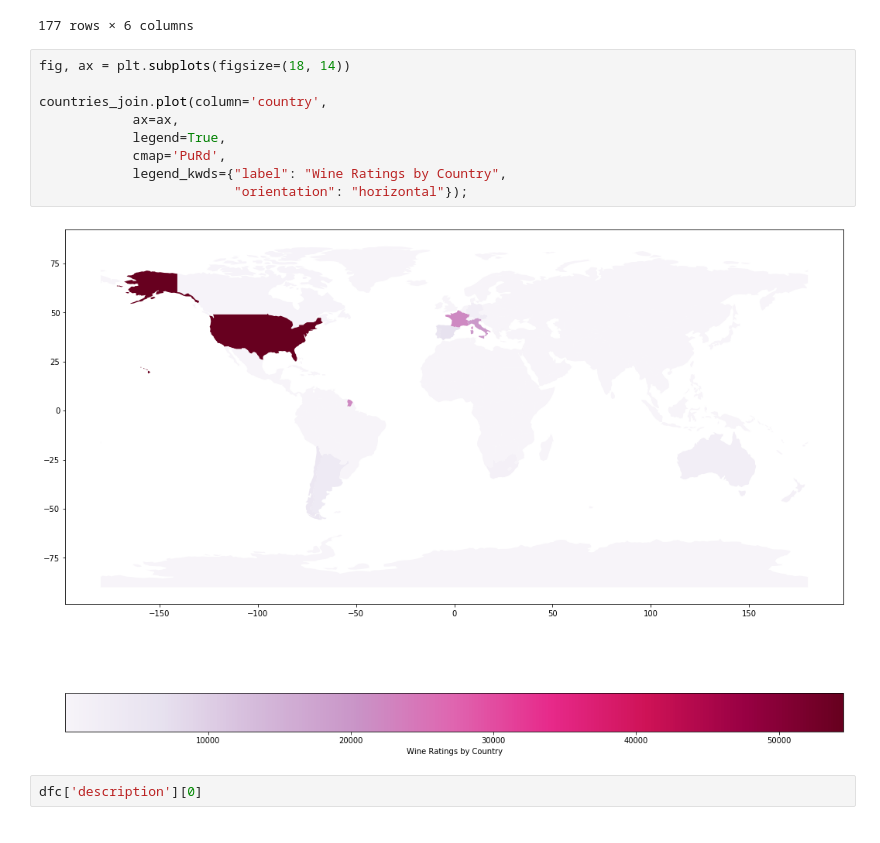
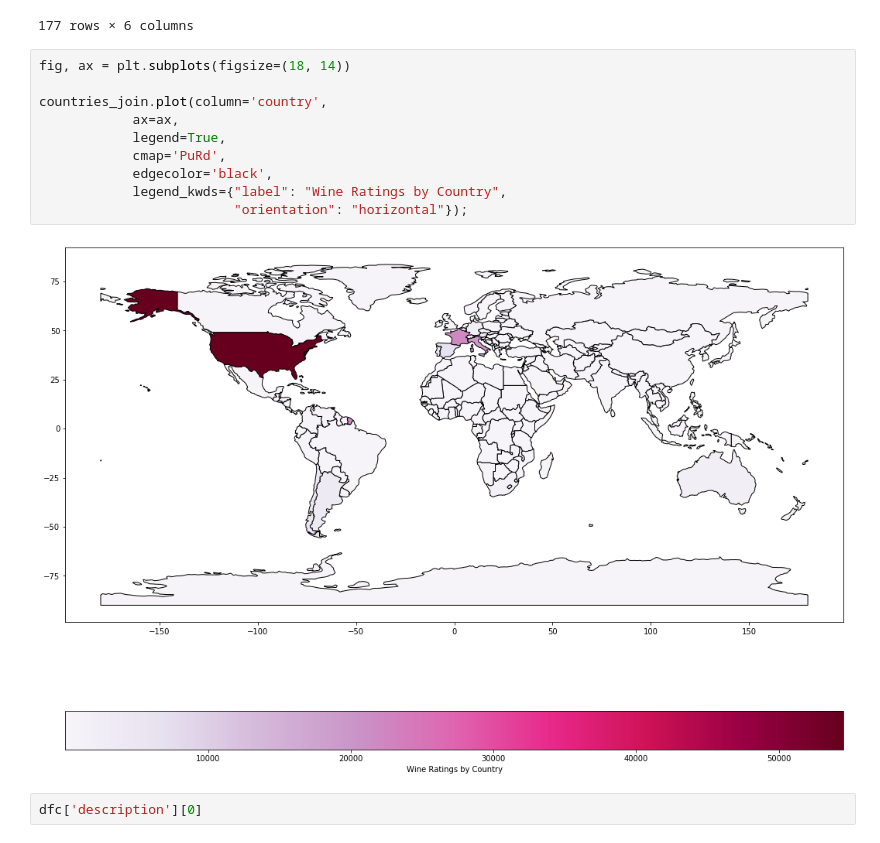
Before and after one commit to dalez29/Wine_Recommender, a Jupyter notebook: Capstone-Vino.ipynb, the cells around one changed output. Cells and saved outputs as stored; diff of their text form.

```diff
--- a/Capstone-Vino.ipynb
+++ b/Capstone-Vino.ipynb
@@ -236,14 +260,15 @@ countries_join
 # %%
 fig, ax = plt.subplots(figsize=(18, 14))
 
 countries_join.plot(column='country',
             ax=ax,
             legend=True,
             cmap='PuRd',
+            edgecolor='black',
             legend_kwds={"label": "Wine Ratings by Country",
                          "orientation": "horizontal"});
 # %% [output]
-[figure, old version]
+[figure, new version]
 # %%
 dfc['description'][0]
 # %% [output]
```
Also changed, not shown: parts of 30 cells of this notebook.
